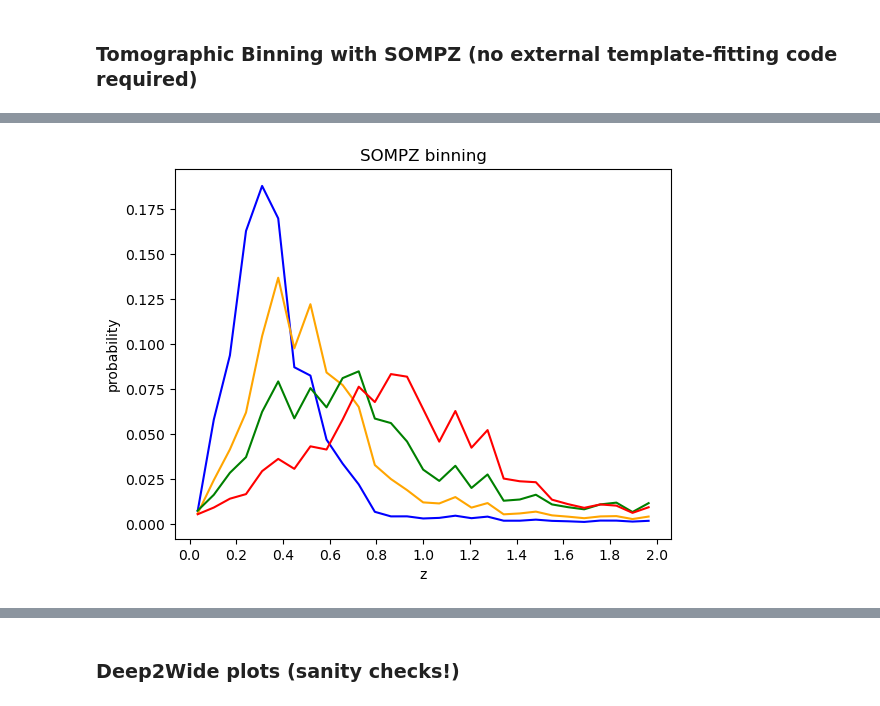
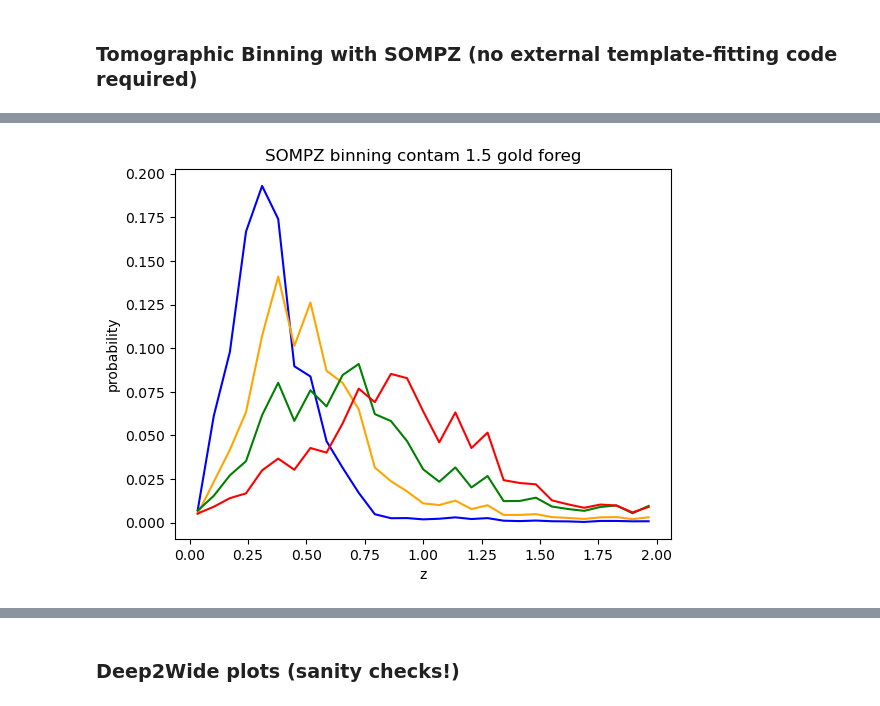
Before and after one commit to rbgdet/CSPZ, a Jupyter notebook: notebooks/SOMPZ_pipeline.ipynb, the cells around one changed output, grey strips where cells are left out. Cells and saved outputs as stored; diff of their text form; code cells hidden in the pictures.

```diff
--- a/notebooks/SOMPZ_pipeline.ipynb
+++ b/notebooks/SOMPZ_pipeline.ipynb
@@ -83,0 +121,7 @@ wide = wide.merge(bdf_wide, on='COADD_OBJECT_ID')
+# %%
+deep_cells = pd.read_csv('/project/chihway/raulteixeira/data/deep_fields_nice_n_z.csv.gz')[['ID', 'cells']]
+deep_cells['deep_cells']=deep_cells['cells']
+deep = pd.read_csv('/project/chihway/raulteixeira/data/deepfields_with_redshifts.csv.gz')
+deepmask = deep_cuts(deep)
+deep = deep[deepmask]
+deep = deep.merge(deep_cells, on='ID', how='left')
@@ -95,0 +144,6 @@ for band in bands:
+# %%
+d_arcsec = balrog_rest['d_arcsec']
+d_contam_arcsec = balrog_rest['d_contam_arcsec']
+
+balrog['contmask'] = (d_contam_arcsec > 1.5)
+balrog_deep = balrog.merge(deep, on='ID', how='left')
@@ -125,28 +183,33 @@ See the caveats in the documentation: https://pandas.pydata.org/pandas-docs/stab
 # %%
 #p(c)
-square_len_deep = deep[['i', 'deep_cells']].groupby('deep_cells').agg(['mean', 'median', 'std', len])
-counts_deep = square_len_deep.i.len
+square_len_deep = deep[['BDF_MAG_DERED_CALIB_I', 'deep_cells']].groupby('deep_cells').agg(['mean', 'median', 'std', len])
+counts_deep = square_len_deep.BDF_MAG_DERED_CALIB_I.len
 p_c = (counts_deep/counts_deep.sum()).values.reshape(n_deep,n_deep)
 
 #p(\hat{c})
-#square_p_c_hat = balrog[balrog.detected.values.astype(bool)][['p_pass', 'wide_cells']].groupby('wide_cells').agg(['mean', 'median', 'std', len])
+#square_p_c_hat = balrog[balrog.detected.values.astype(bool)]\
+#[['p_pass', 'wide_cells']].groupby('wide_cells').agg(['mean', 'median', 'std', len])
+
 square_p_c_hat = wide[['COADD_OBJECT_ID', 'wide_cells']].groupby('wide_cells').agg([len])
 counts_wide = square_p_c_hat.COADD_OBJECT_ID.len
 
 balrog['detected_float'] = balrog.detected.astype(float)
 
-square_det = balrog[['detected_float', 'wide_cells']].groupby('wide_cells').agg(['mean', 'median', 'std', len])
+square_det = balrog[['detected_float', 'wide_cells']].groupby('wide_cells')\
+.agg(['mean', 'median', 'std', len])
 
 #square_wide = wide['wide_cells'].groupby('wide_cells').agg(['mean', 'median', 'std', len])
 
-p_c_hat = ((counts_wide/counts_wide.sum()).values*square_det.detected_float['mean'].values).reshape(n_wide,n_wide)
+p_c_hat = ((counts_wide/counts_wide.sum()).values\
+           *square_det.detected_float['mean'].values).reshape(n_wide,n_wide)
 
 #p(c,\hat{c})
 N_wide, N_deep = 26**2, 48**2
-sel_mask = balrog_deep.detected&balrog_deep.passes&(~(np.isnan(balrog_deep.deep_cells.values)\
-                                                  | np.isnan(balrog_deep.wide_cells.values)))
+sel_mask = balrog_deep.detected&balrog_deep.passes&balrog_deep['contmask'].values&\
+(~(np.isnan(balrog_deep.deep_cells.values)|np.isnan(balrog_deep.wide_cells.values)))
 
-unique_ids, index, rev_index, counts_true = np.unique(balrog_deep.ID.values, return_counts=True, return_index=True, return_inverse=True)
+unique_ids, index, rev_index, counts_true =\
+np.unique(balrog_deep.ID.values, return_counts=True, return_index=True, return_inverse=True)
 
 InjDF = pd.DataFrame({'ID': balrog_deep.ID.values[index],
 'wide_cell': balrog_deep.wide_cells.values[index],
@@ -163,4 +226,4 @@ p_c_p_c_hat = (p_c.flatten() * np.repeat(p_c_hat, n_deep**2).reshape(n_deep**2,
 #p_c horizontal and p_c_hat vertical
 
 balrog_term = p_cchat/np.where(p_c_p_c_hat>0, p_c_p_c_hat, 1)
-np.save('/project/chihway/raulteixeira/data/BalrogTerm_v02_10022023.npy', balrog_term)
+#np.save('/project/chihway/raulteixeira/data/BalrogTerm_v02_10022023.npy', balrog_term)
@@ -238,14 +321,14 @@ print([np.sum(p_z_c_hat_bins[i]/np.sum(p_z_c_hat_bins[i]) * np.linspace(0, 2, nb
 # %%
 plt.figure()
-plt.title('SOMPZ binning')
+plt.title('SOMPZ binning contam 1.5 gold foreg')
 plt.xlabel('z')
 plt.ylabel('probability')
 colors = ['blue', 'orange', 'green', 'red']
-plt.xticks(ticks=np.arange(0, 2.1, 0.2))
+plt.xticks(ticks=np.arange(0, 2.1, 0.25))
 #plt.xlim(0,1.5)
 for i in range(4):
     plt.plot(zs, p_z_c_hat_bins[i]/np.sum(p_z_c_hat_bins[i]), c=colors[i])
 plt.show()
 # %% [output]
-[figure, old version]
+[figure, new version]
 # %%
```
Also changed, not shown: parts of 27 cells of this notebook.
